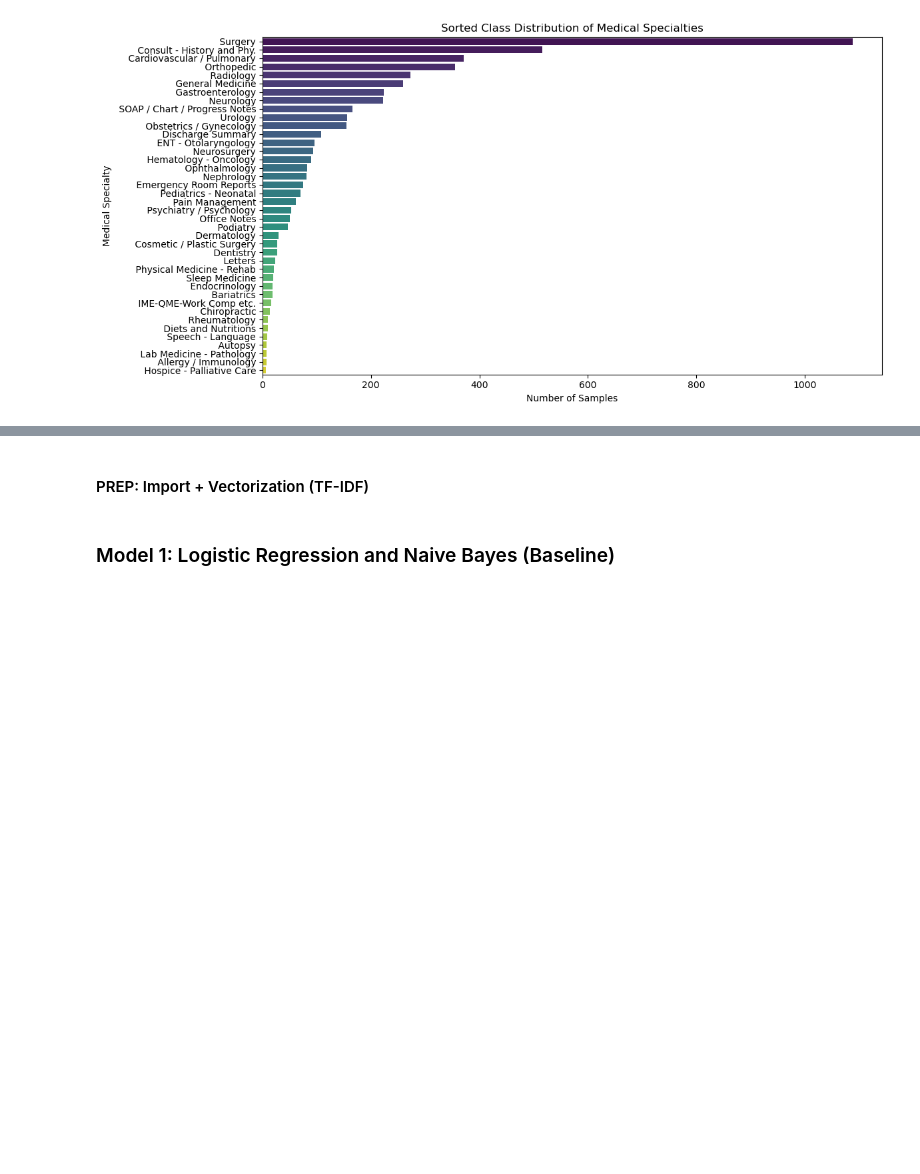
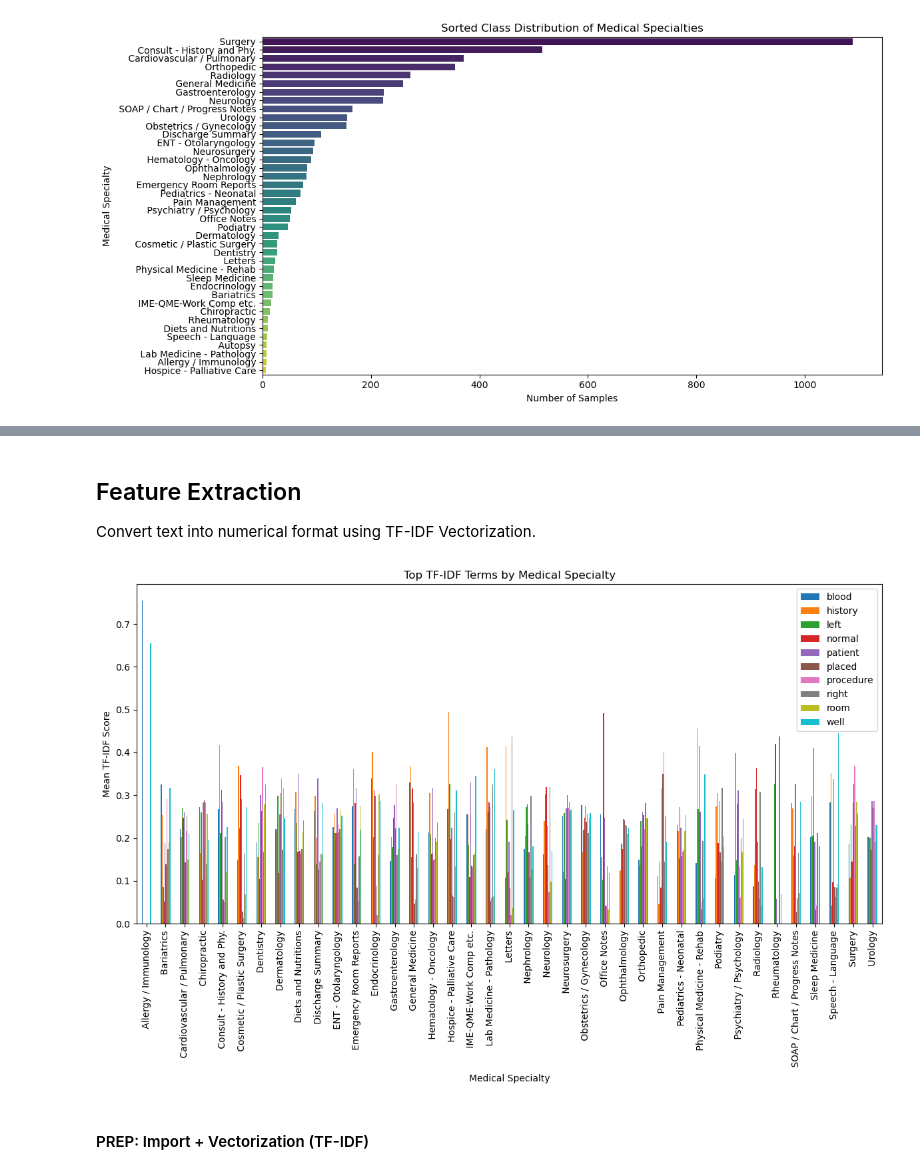
Before and after one commit to MRiDeb/Text-Classification, a Jupyter notebook: Text_Classification.ipynb, the cells around one changed output, grey strips where cells are left out. Saved outputs shown, nothing was run; the diff lists cells and outputs as text; code cells hidden in the pictures; blank space fills up the shorter version.

```diff
--- a/Text_Classification.ipynb
+++ b/Text_Classification.ipynb
@@ -100 +68,8 @@ y = df['medical_specialty']
+# %%
+# Drop rows with missing transcription
+df = df.dropna(subset=['transcription'])
+
+# Drop unnecessary columns
+df = df[['medical_specialty', 'transcription']]
+df.fillna('Unknown', inplace=True)
 # %% [markdown]
@@ -129,3 +114,42 @@ We'll also compare results using accuracy, F1-score, precision, and recall.
+# %%
+df['cleaned_transcription'] = df['transcription'].apply(preprocess_text)
+# %% [markdown]
+## Feature Extraction
+Convert text into numerical format using TF-IDF Vectorization.
+# %%
+#Use TF-IDF to identify important terms within each medical specialty.
+from sklearn.feature_extraction.text import TfidfVectorizer
+
+# Initialize TF-IDF Vectorizer
+vectorizer = TfidfVectorizer(max_features=10)
+
+# Fit and transform the cleaned transcriptions
+X_tfidf = vectorizer.fit_transform(df['cleaned_transcription'])
+
+# Get the feature names (terms)
+terms = vectorizer.get_feature_names_out()
+# %%
+# Convert the TF-IDF matrix to a DataFrame
+tfidf_df = pd.DataFrame(X_tfidf.toarray(), columns=terms)
+
+# Add the medical specialty column
+tfidf_df['medical_specialty'] = df['medical_specialty']
+# %%
+#Plot the most common used words against the medical specialty using the TFIDF Score
+
+# Group by medical specialty and calculate mean TF-IDF scores
+mean_tfidf = tfidf_df.groupby('medical_specialty').mean()
+
+# Plot the top terms for each specialty
+mean_tfidf.plot(kind='bar', figsize=(12, 8))
+plt.title('Top TF-IDF Terms by Medical Specialty')
+plt.ylabel('Mean TF-IDF Score')
+plt.xlabel('Medical Specialty')
+plt.xticks(rotation=90)
+plt.tight_layout()
+plt.show()
+# %% [output]
+[figure, added]
 # %% [markdown]
 #### PREP: Import + Vectorization (TF-IDF)
 # %%
@@ -142,3 +167 @@ X_train, X_test, y_train, y_test = train_test_split(X, y, stratify=y, test_size=
-# %% [markdown]
-### Model 1: Logistic Regression and Naive Bayes (Baseline)
 # %% [markdown]
```
Also changed, not shown: parts of 48 cells of this notebook.
